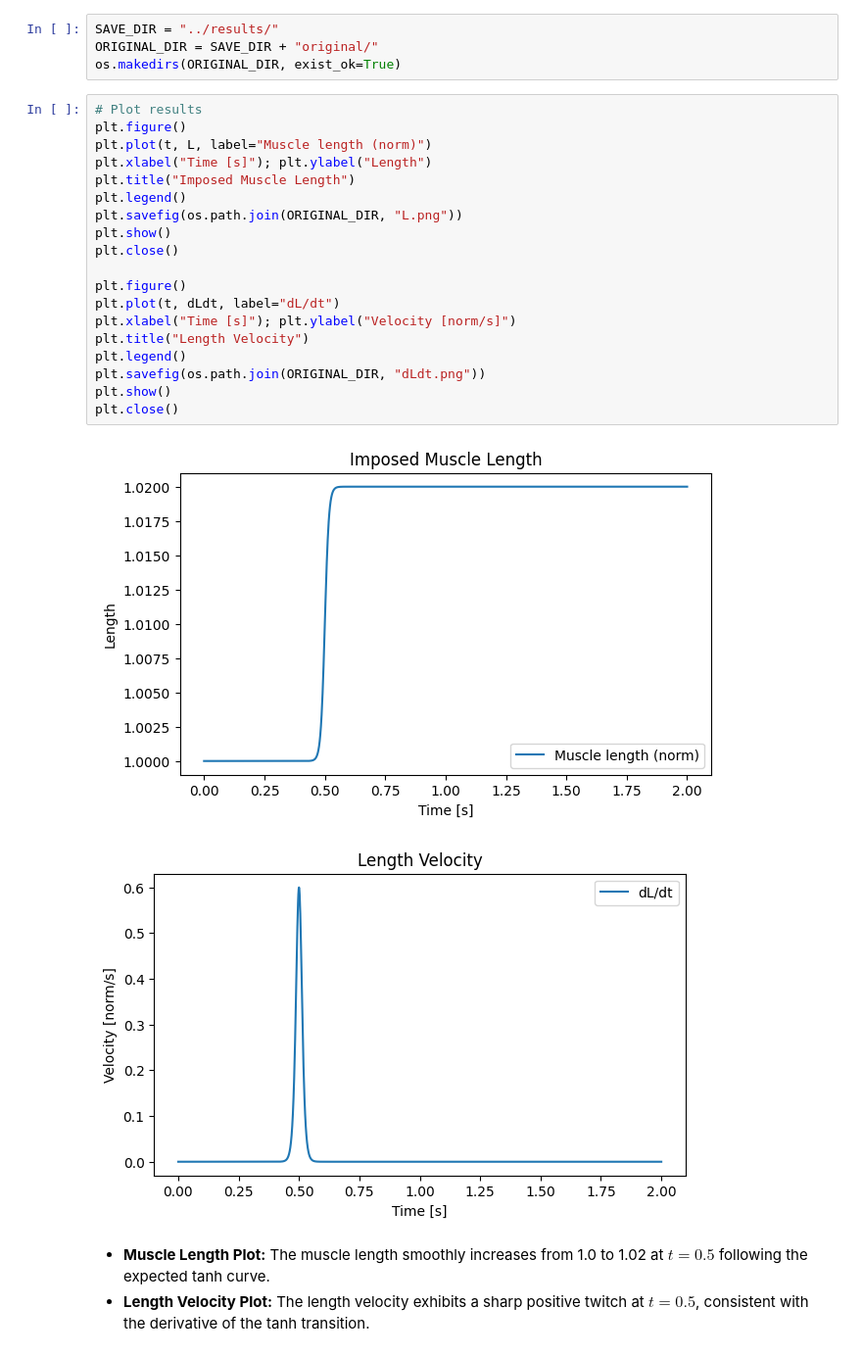
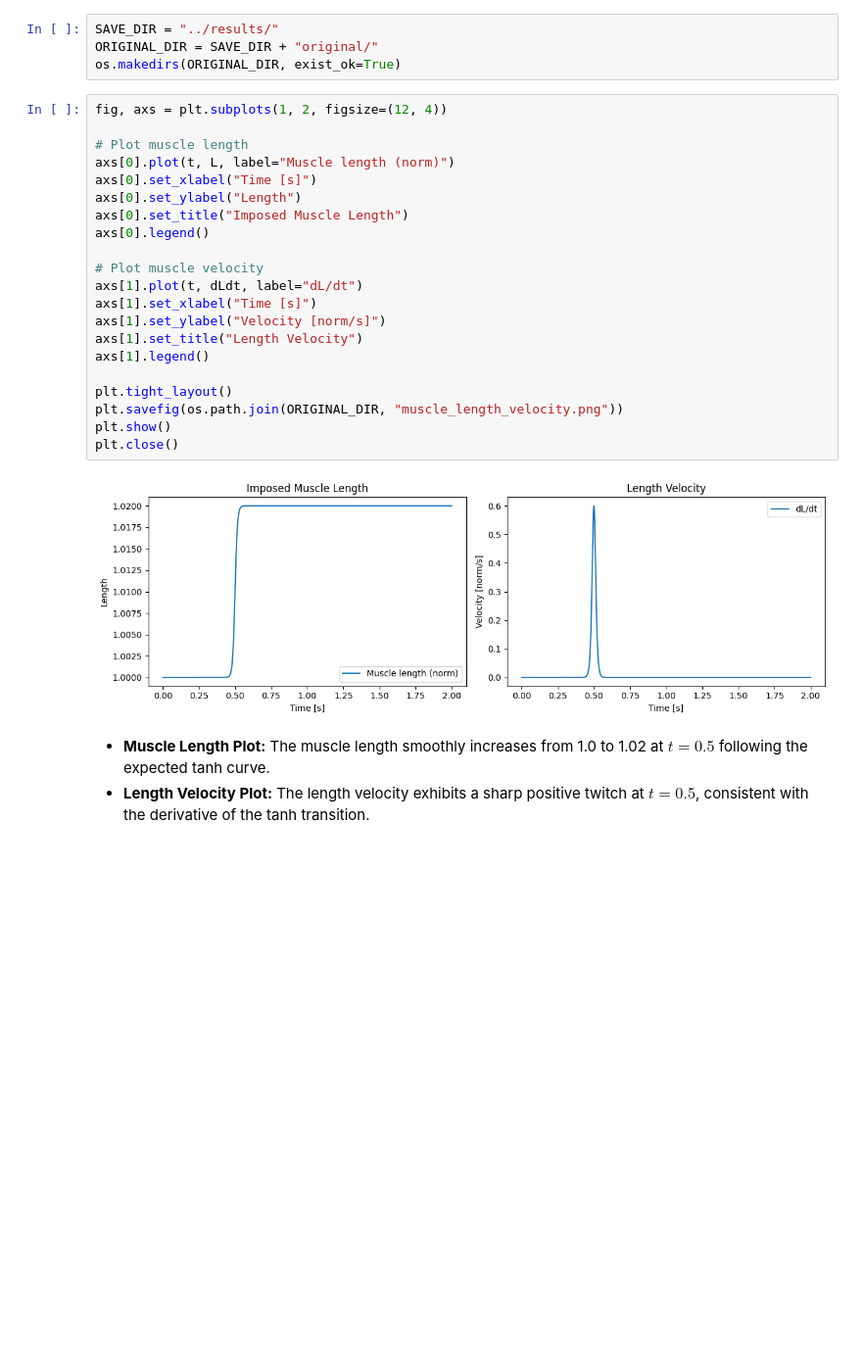
Before and after one commit to MetthewB/NX-492, a Jupyter notebook: script/stretch_reflex_toy.ipynb, the cells around one changed output. Shown: that part at 98% size. Saved outputs shown, nothing was run; the diff lists cells and outputs as text; blank space fills up the shorter version.

```diff
--- a/script/stretch_reflex_toy.ipynb
+++ b/script/stretch_reflex_toy.ipynb
@@ -176,28 +193,29 @@ Simulation complete.
 SAVE_DIR = "../results/"
 ORIGINAL_DIR = SAVE_DIR + "original/"
 os.makedirs(ORIGINAL_DIR, exist_ok=True)
-# %%
-# Plot results
-plt.figure()
-plt.plot(t, L, label="Muscle length (norm)")
-plt.xlabel("Time [s]"); plt.ylabel("Length")
-plt.title("Imposed Muscle Length")
-plt.legend()
-plt.savefig(os.path.join(ORIGINAL_DIR, "L.png"))
-plt.show()
-plt.close()
-
-plt.figure()
-plt.plot(t, dLdt, label="dL/dt")
-plt.xlabel("Time [s]"); plt.ylabel("Velocity [norm/s]")
-plt.title("Length Velocity")
-plt.legend()
-plt.savefig(os.path.join(ORIGINAL_DIR, "dLdt.png"))
-plt.show()
-plt.close()
-# %% [output]
-[figure, removed]
-[figure, removed]
+# %%
+fig, axs = plt.subplots(1, 2, figsize=(12, 4))
+
+# Plot muscle length
+axs[0].plot(t, L, label="Muscle length (norm)")
+axs[0].set_xlabel("Time [s]")
+axs[0].set_ylabel("Length")
+axs[0].set_title("Imposed Muscle Length")
+axs[0].legend()
+
+# Plot muscle velocity
+axs[1].plot(t, dLdt, label="dL/dt")
+axs[1].set_xlabel("Time [s]")
+axs[1].set_ylabel("Velocity [norm/s]")
+axs[1].set_title("Length Velocity")
+axs[1].legend()
+
+plt.tight_layout()
+plt.savefig(os.path.join(ORIGINAL_DIR, "muscle_length_velocity.png"))
+plt.show()
+plt.close()
+# %% [output]
+[figure, added]
 # %% [markdown]
 - **Muscle Length Plot:** The muscle length smoothly increases from 1.0 to 1.02 at $t = 0.5$ following the expected tanh curve.
 - **Length Velocity Plot:** The length velocity exhibits a sharp positive twitch at $t = 0.5$, consistent with the derivative of the tanh transition.
```
Also changed, not shown: parts of 43 cells of this notebook, 28 other files.
